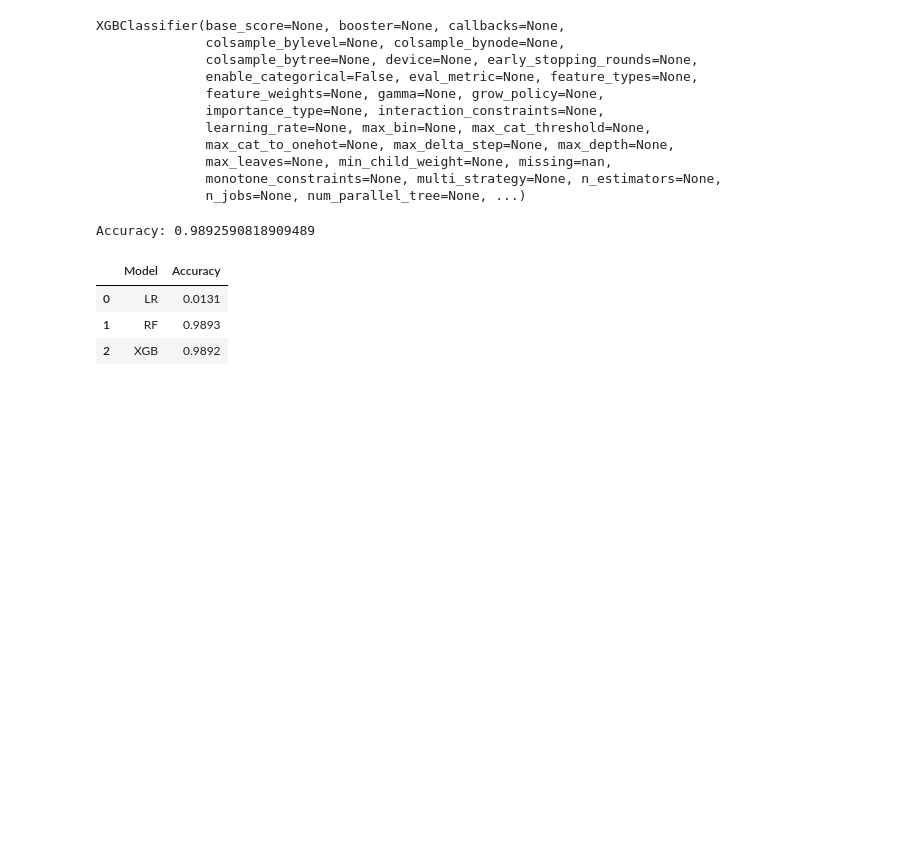
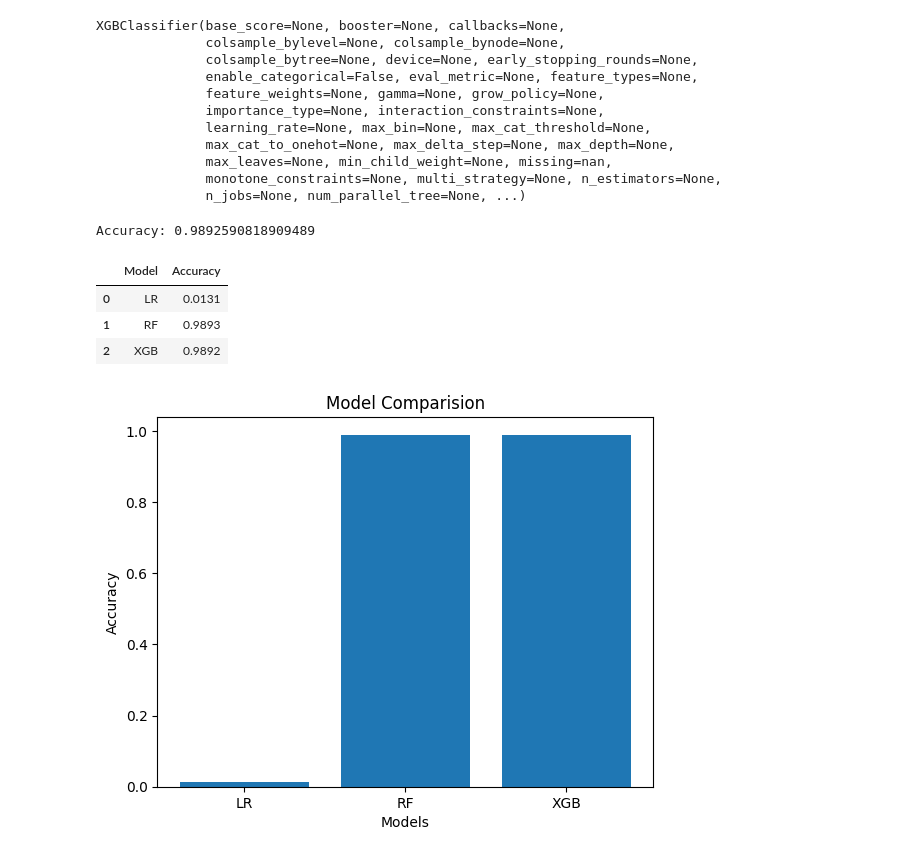
Before and after one commit to DRPatel75/Predictive-Modeling-and-Forecasting-for-Election-Outcomes, a Jupyter notebook: notebooks/election_prediciton.ipynb, the cells around one changed output. Saved outputs shown, nothing was run; the diff lists cells and outputs as text; code cells hidden in the pictures; blank space fills up the shorter version.

Commit message:
visualize accuracy

```diff
--- a/notebooks/election_prediciton.ipynb
+++ b/notebooks/election_prediciton.ipynb
@@ -309,3 +309,13 @@ comparision
 | 0 | LR | 0.0131 |
 | 1 | RF | 0.9893 |
 | 2 | XGB | 0.9892 |
+# %%
+plt.bar(models, accuracy)
+
+plt.title("Model Comparision")
+plt.xlabel("Models")
+plt.ylabel("Accuracy")
+
+plt.show()
+# %% [output]
+[figure, added]
```
